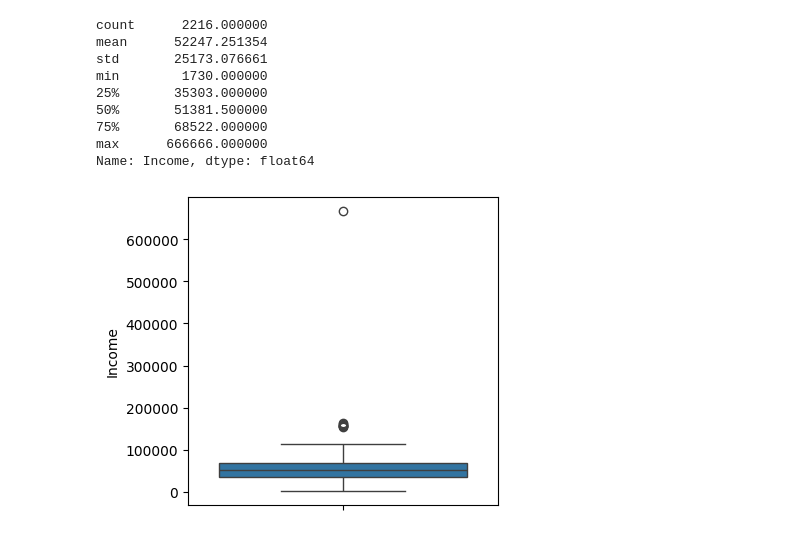
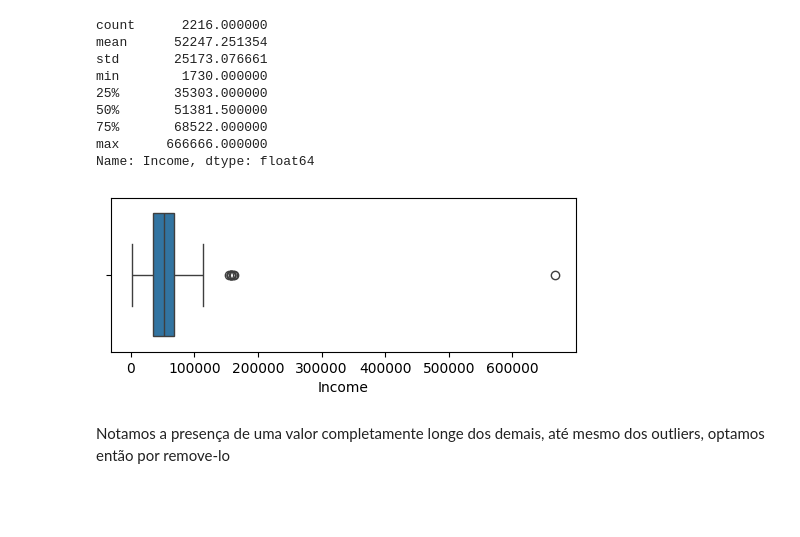
Before and after one commit to Leandr0Nogueira/leandro_repository, a Jupyter notebook: dataScience/Trabalho/T2/T2.ipynb, the cells around one changed output. Cells and saved outputs as stored; diff of their text form; code cells hidden in the pictures; blank space fills up the shorter version.

```diff
--- a/dataScience/Trabalho/T2/T2.ipynb
+++ b/dataScience/Trabalho/T2/T2.ipynb
@@ -23,0 +26,3 @@ dados.shape
+# %%
+dados = dados.drop('ID', axis=1)
+dados
@@ -54,7 +88,9 @@ min        1730.000000
 max      666666.000000
 Name: Income, dtype: float64
 # %%
-box_income = sns.boxplot(dados.Income)
-box_income.figure.set_size_inches(4, 4)
+box_income = sns.boxplot(dados.Income, orient='h')
+box_income.figure.set_size_inches(6, 2)
 # %% [output]
-[figure, old version]
+[figure, new version]
+# %% [markdown]
+Notamos a presença de uma valor completamente longe dos demais, até mesmo dos outliers, optamos então por remove-lo
```
Also changed, not shown: parts of 16 cells of this notebook, 13 other files.
